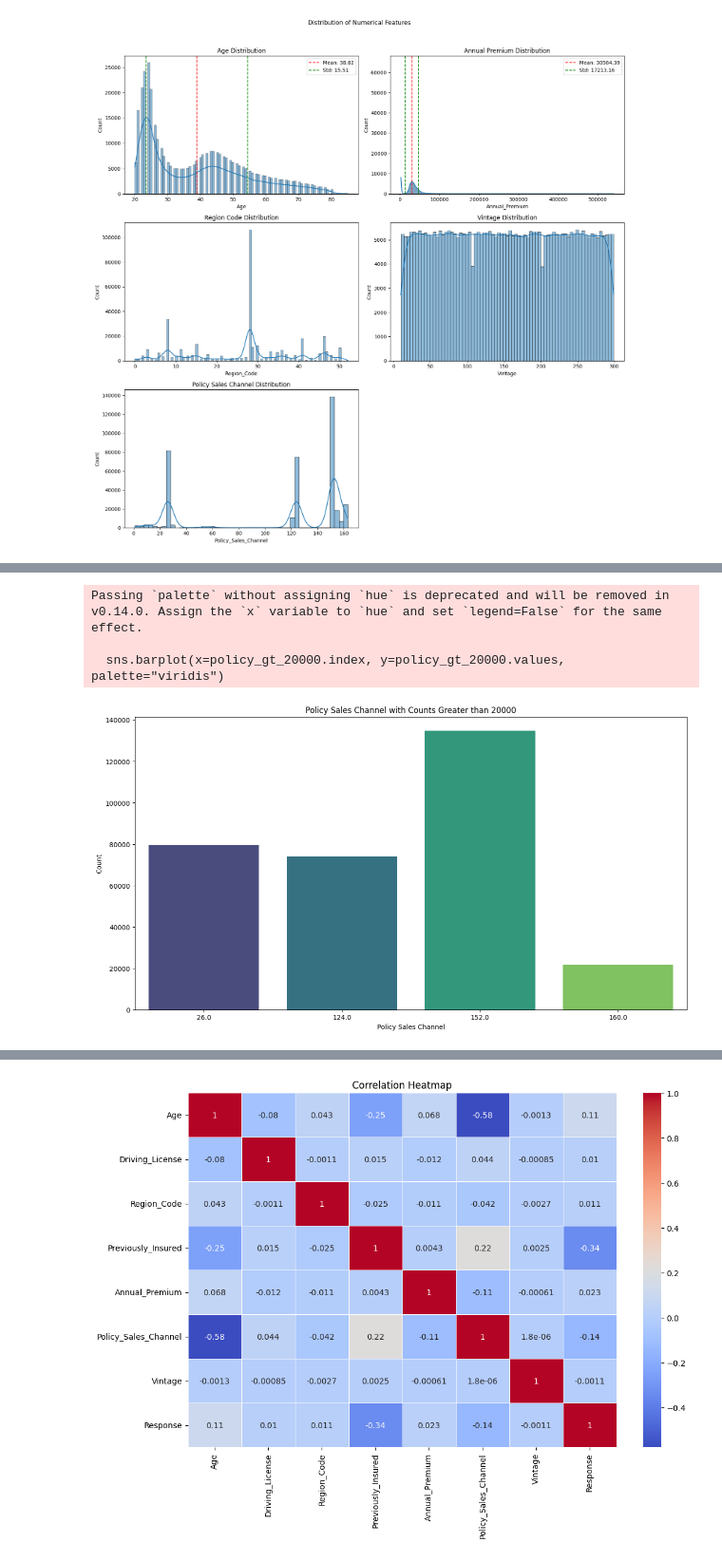
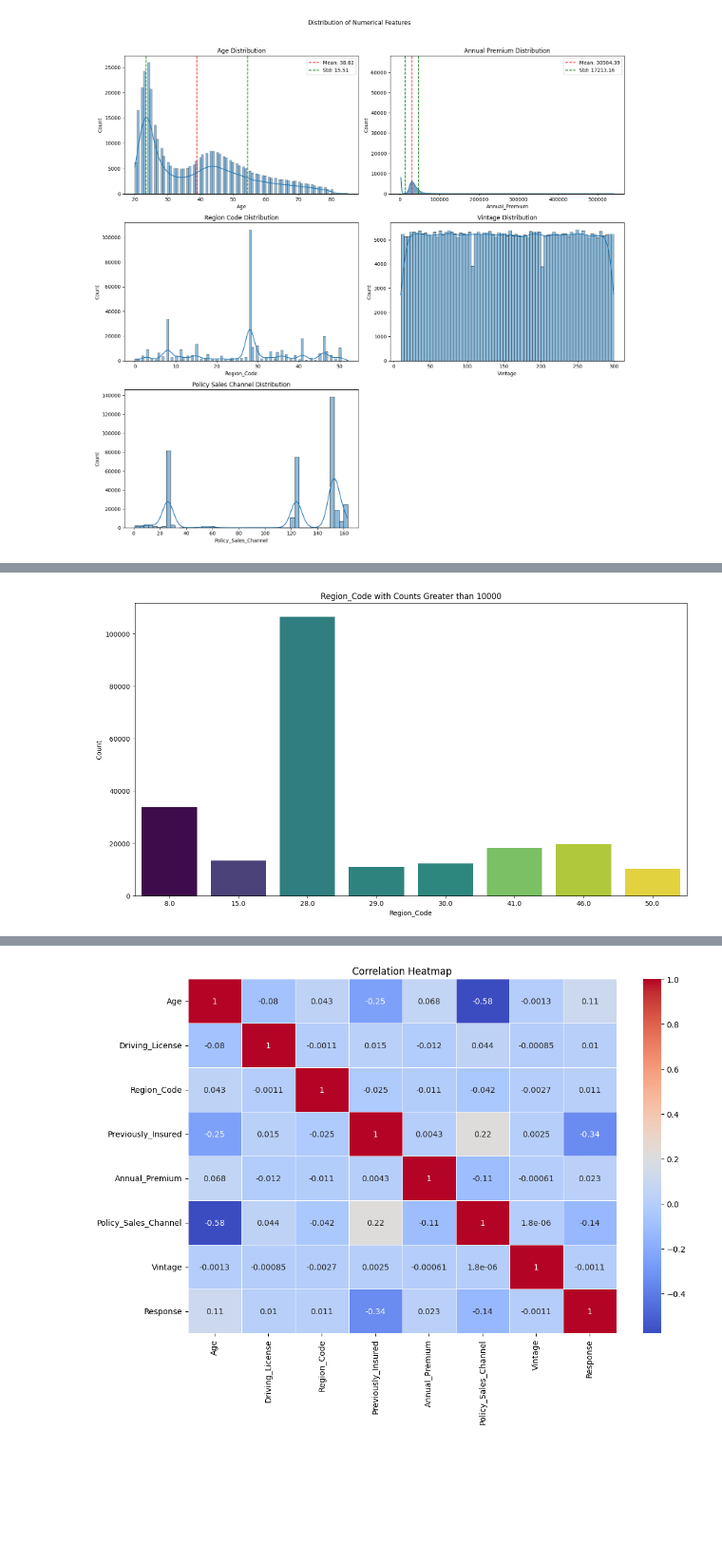
Before and after one commit to Silvano315/Health-Insurance-Prediction, a Jupyter notebook: EDA.ipynb, the cells around one changed output, grey strips where cells are left out. Shown: that part at 95% size. Saved outputs shown, nothing was run; the diff lists cells and outputs as text; code cells hidden in the pictures; blank space fills up the shorter version.

```diff
--- a/EDA.ipynb
+++ b/EDA.ipynb
@@ -114,18 +142,6 @@ Passing `palette` without assigning `hue` is deprecated and will be removed in v
-# %%
-# Count the occurrences of each region
-policy_counts = df_train['Policy_Sales_Channel'].value_counts()
-
-policy_gt_20000 = policy_counts[policy_counts > 20000]
-
-plt.figure(figsize=(15, 8))
-sns.barplot(x=policy_gt_20000.index, y=policy_gt_20000.values, palette="viridis")
-plt.title('Policy Sales Channel with Counts Greater than 20000')
-plt.xlabel('Policy Sales Channel')
-plt.ylabel('Count')
-plt.xticks(rotation=0)
-plt.show()
-# %% [output]
-Passing `palette` without assigning `hue` is deprecated and will be removed in v0.14.0. Assign the `x` variable to `hue` and set `legend=False` for the same effect.
-
-  sns.barplot(x=policy_gt_20000.index, y=policy_gt_20000.values, palette="viridis")
-[figure, removed]
+# %%
+# Count the occurrences of each region
+
+filter_and_plot_feature(df_train, 'Region_Code', 10000)
+# %% [output]
+[figure, added]
```
Also changed, not shown: parts of 8 cells of this notebook, 1 other file.
